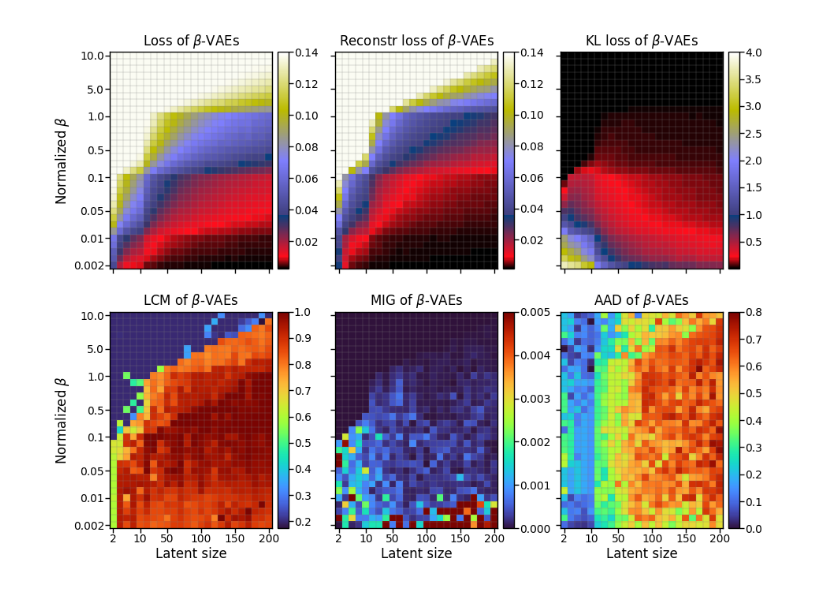
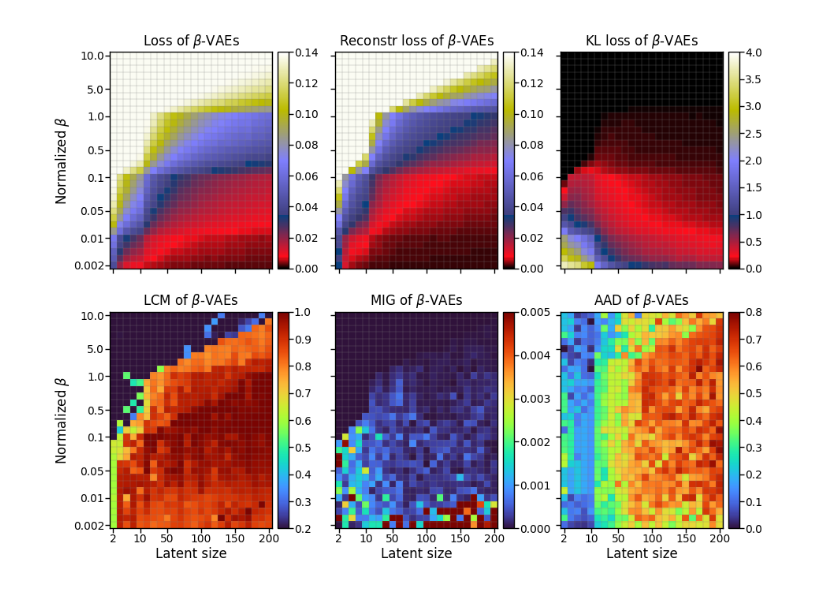
Before and after one commit to kuangdai/disentangling-vae, a Jupyter notebook: e_vae_proj/bvae_dsprites/plot_results.ipynb, the cells around one changed output. Drawn from its saved outputs; the diff is of its cells as text; code cells hidden in the pictures.

Commit message:
plot

```diff
--- a/e_vae_proj/bvae_dsprites/plot_results.ipynb
+++ b/e_vae_proj/bvae_dsprites/plot_results.ipynb
@@ -41,7 +41,7 @@ cm_metric = 'turbo'
 
 # loss
 ax = axes[0, 0]
-im = ax.imshow(LOSS[:, ::-1], origin='lower', cmap=cm_loss, vmax=.14)
+im = ax.imshow(LOSS[:, ::-1], origin='lower', cmap=cm_loss, vmin=0, vmax=.14)
 cbar = fig.colorbar(im, ax=ax, pad=.02)
 cbar.ax.tick_params('both', length=2, pad=0.5, which='major', labelsize=5)
 ax.set_xticks(xticks_id)
@@ -57,7 +57,7 @@ ax.grid(which='minor', c='gray', lw=.1)
 
 # rec
 ax = axes[0, 1]
-im = ax.imshow(REC[:, ::-1], origin='lower', cmap=cm_loss, vmax=.14)
+im = ax.imshow(REC[:, ::-1], origin='lower', cmap=cm_loss, vmin=0, vmax=.14)
 cbar = fig.colorbar(im, ax=ax, pad=.02)
 cbar.ax.tick_params('both', length=2, pad=0.5, which='major', labelsize=5)
 ax.set_xticks(xticks_id)
@@ -72,7 +72,7 @@ ax.grid(which='minor', c='gray', lw=.1)
 
 # KL
 ax = axes[0, 2]
-im = ax.imshow(KL[:, ::-1], origin='lower', cmap=cm_loss, vmax=4)
+im = ax.imshow(KL[:, ::-1], origin='lower', cmap=cm_loss, vmin=0, vmax=4)
 cbar = fig.colorbar(im, ax=ax, pad=.02)
 cbar.ax.tick_params('both', length=2, pad=0.5, which='major', labelsize=5)
 ax.set_xticks(xticks_id)
@@ -87,7 +87,7 @@ ax.grid(which='minor', c='gray', lw=.1)
 
 # LCM
 ax = axes[1, 0]
-im = ax.imshow(LCM[:, ::-1], origin='lower', cmap=cm_metric, vmax=1.)
+im = ax.imshow(LCM[:, ::-1], origin='lower', cmap=cm_metric, vmin=0.2, vmax=1.)
 cbar = fig.colorbar(im, ax=ax, pad=.02)
 cbar.ax.tick_params('both', length=2, pad=0.5, which='major', labelsize=5)
 ax.set_xticks(xticks_id)
@@ -104,41 +104,41 @@ ax.grid(which='minor', c='gray', lw=.1)
 
 # MIG
 ax = axes[1, 1]
-im = ax.imshow(MIG[:, ::-1], origin='lower', cmap=cm_metric, vmax=.005)
+im = ax.imshow(MIG[:, ::-1], origin='lower', cmap=cm_metric, vmin=0, vmax=.005)
 cbar = fig.colorbar(im, ax=ax, pad=.02)
 cbar.ax.tick_params('both', length=2, pad=0.5, which='major', labelsize=5)
 ax.set_xticks(xticks_id)
 ax.set_yticks(yticks_id)
 ax.set_xticklabels(xticks, fontsize=5)
 ax.set_yticklabels([])
 ax.set_xlabel(r'Latent size')
 ax.set_title(r'MIG of $\beta$-VAEs', fontsize=6)
 ax.tick_params('both', length=2, width=.5, pad=0.5, which='major')
 ax.set_xticks(np.arange(len(nlats)) + .5, minor=True)
 ax.set_yticks(np.arange(len(betas)) + .5, minor=True)
 ax.grid(which='minor', c='gray', lw=.1)
 
 # AAD
 ax = axes[1, 2]
-im = ax.imshow(AAD[:, ::-1], origin='lower', cmap=cm_metric, vmax=.8)
+im = ax.imshow(AAD[:, ::-1], origin='lower', cmap=cm_metric, vmin=0, vmax=.8)
 cbar = fig.colorbar(im, ax=ax, pad=.02)
 cbar.ax.tick_params('both', length=2, pad=0.5, which='major', labelsize=5)
 ax.set_xticks(xticks_id)
 ax.set_yticks(yticks_id)
 ax.set_xticklabels(xticks, fontsize=5)
 ax.set_yticklabels([])
 ax.set_xlabel(r'Latent size')
 ax.set_title(r'AAD of $\beta$-VAEs', fontsize=6)
 ax.tick_params('both', length=2, width=.5, pad=0.5, which='major')
 ax.set_xticks(np.arange(len(nlats)) + .5, minor=True)
 ax.set_yticks(np.arange(len(betas)) + .5, minor=True)
 ax.grid(which='minor', c='gray', lw=.1)
 
 # save
 plt.savefig('metrics.pdf', bbox_inches='tight', pad_inches=0.05)
 plt.show()
 # %% [output]
-[figure, old version]
+[figure, new version]
 # %%
 hist_rec = np.load('results/hist_rec.npy')
 hist_KL = np.load('results/hist_KL.npy')
```
Also changed, not shown: 1 other file.
